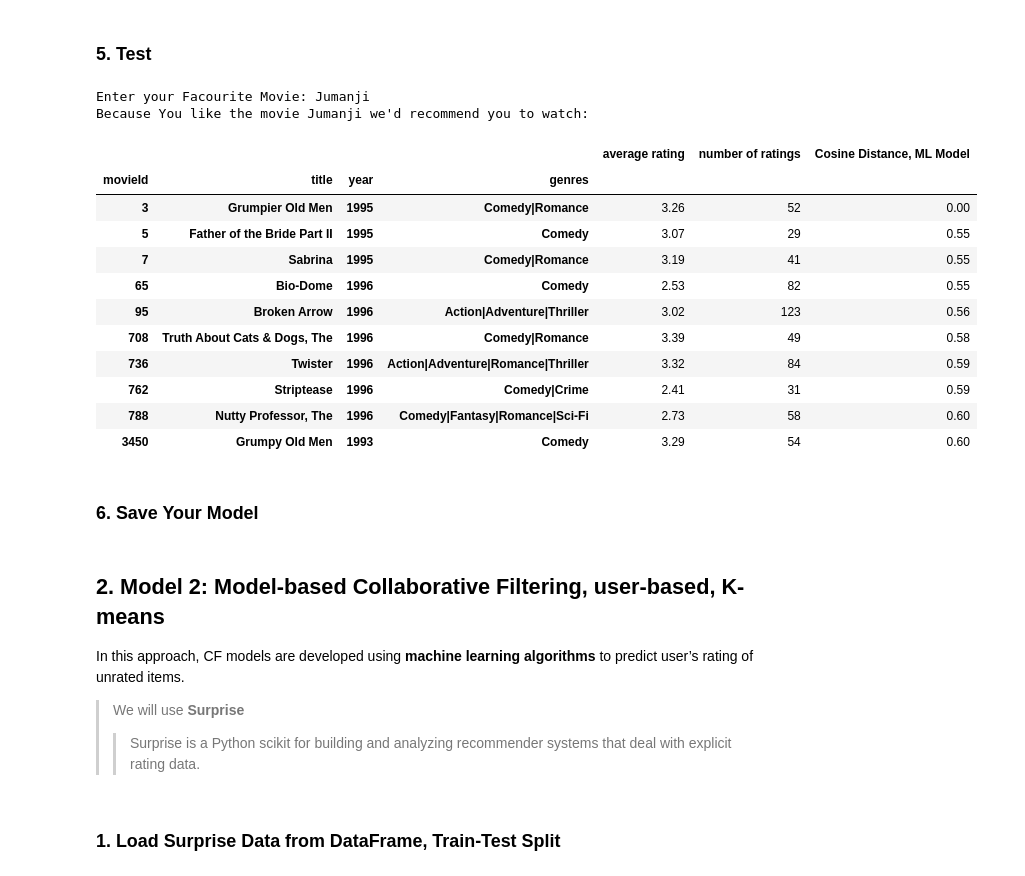
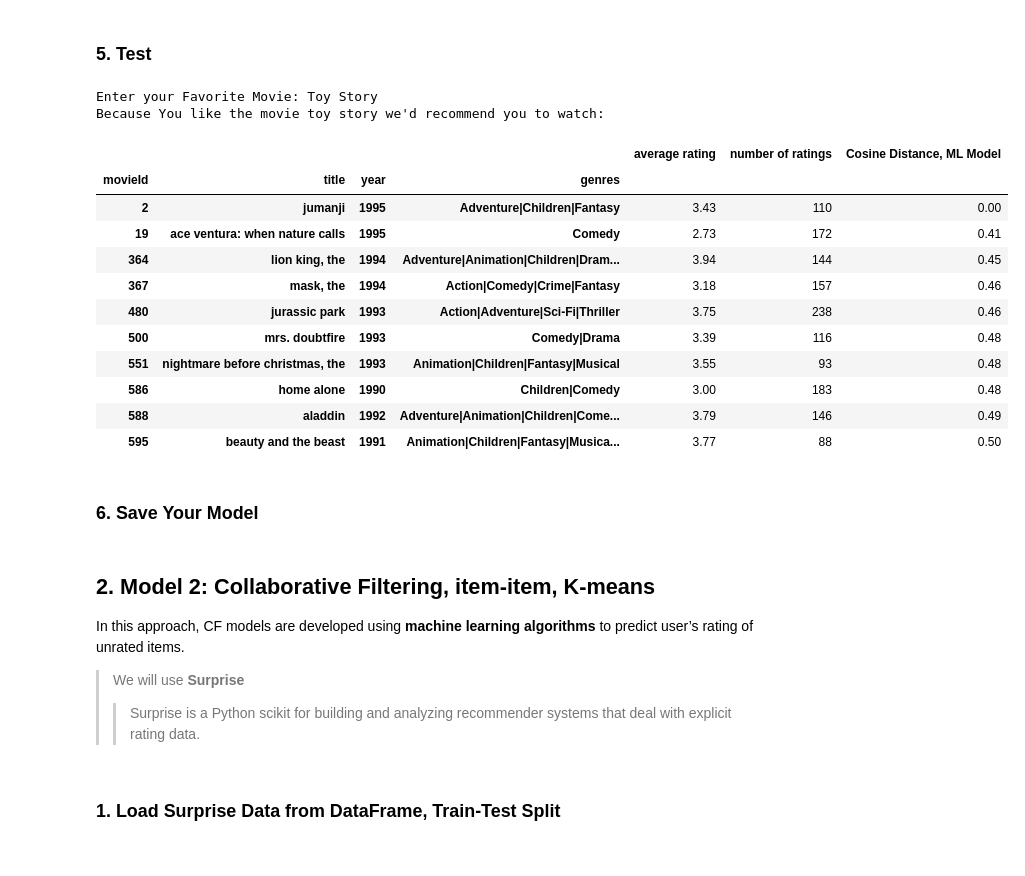
Before and after one commit to athoynilimanew/MovieRecommendation, a Jupyter notebook: Notebooks/SmallDataSet_Notebooks/Model_1_knn_Final.ipynb, the cells around one changed output. Cells and saved outputs as stored; diff of their text form; code cells hidden in the pictures.

```diff
--- a/Notebooks/SmallDataSet_Notebooks/Model_1_knn_Final.ipynb
+++ b/Notebooks/SmallDataSet_Notebooks/Model_1_knn_Final.ipynb
@@ -34,7 +34,7 @@ The Collaborative Filtering Recommender is entirely based on the past behavior a
 # %% [markdown]
 ## 0. User Input
 # %%
-def AskForUserInput():
+def AskForUserInput_0():
     fav_movie=input("Enter your Favorite Movie: ").lower()
     n=0
     movies=df["title"].unique()
@@ -148,23 +148,23 @@ def recommend_movie_by_rating(query_title):
 # %% [markdown]
 ### 5. Test
 # %%
-input_movie=AskForUserInput()
+input_movie=AskForUserInput_0()
 recommend_movie_by_rating(input_movie)
 # %% [output]
-Enter your Facourite Movie: Jumanji
-Because You like the movie Jumanji we'd recommend you to watch:
+Enter your Favorite Movie: Toy Story
+Because You like the movie toy story we'd recommend you to watch:
 |  |  |  |  | average rating | number of ratings | Cosine Distance, ML Model |
 | movieId | title | year | genres |  |  |  |
-| 3 | Grumpier Old Men | 1995 | Comedy|Romance | 3.26 | 52 | 0.00 |
-| 5 | Father of the Bride Part II | 1995 | Comedy | 3.07 | 29 | 0.55 |
-| 7 | Sabrina | 1995 | Comedy|Romance | 3.19 | 41 | 0.55 |
-| 65 | Bio-Dome | 1996 | Comedy | 2.53 | 82 | 0.55 |
-| 95 | Broken Arrow | 1996 | Action|Adventure|Thriller | 3.02 | 123 | 0.56 |
-| 708 | Truth About Cats & Dogs, The | 1996 | Comedy|Romance | 3.39 | 49 | 0.58 |
-| 736 | Twister | 1996 | Action|Adventure|Romance|Thriller | 3.32 | 84 | 0.59 |
-| 762 | Striptease | 1996 | Comedy|Crime | 2.41 | 31 | 0.59 |
-| 788 | Nutty Professor, The | 1996 | Comedy|Fantasy|Romance|Sci-Fi | 2.73 | 58 | 0.60 |
-| 3450 | Grumpy Old Men | 1993 | Comedy | 3.29 | 54 | 0.60 |
+| 2 | jumanji | 1995 | Adventure|Children|Fantasy | 3.43 | 110 | 0.00 |
+| 19 | ace ventura: when nature calls | 1995 | Comedy | 2.73 | 172 | 0.41 |
+| 364 | lion king, the | 1994 | Adventure|Animation|Children|Dram... | 3.94 | 144 | 0.45 |
+| 367 | mask, the | 1994 | Action|Comedy|Crime|Fantasy | 3.18 | 157 | 0.46 |
+| 480 | jurassic park | 1993 | Action|Adventure|Sci-Fi|Thriller | 3.75 | 238 | 0.46 |
+| 500 | mrs. doubtfire | 1993 | Comedy|Drama | 3.39 | 116 | 0.48 |
+| 551 | nightmare before christmas, the | 1993 | Animation|Children|Fantasy|Musical | 3.55 | 93 | 0.48 |
+| 586 | home alone | 1990 | Children|Comedy | 3.00 | 183 | 0.48 |
+| 588 | aladdin | 1992 | Adventure|Animation|Children|Come... | 3.79 | 146 | 0.49 |
+| 595 | beauty and the beast | 1991 | Animation|Children|Fantasy|Musica... | 3.77 | 88 | 0.50 |
 # %% [markdown]
 ### 6. Save Your Model
 # %%
@@ -172,7 +172,7 @@ import pickle
 filename = 'Model_1_NearestNeighbours_ratingbased.sav'
 pickle.dump(model_knn_rating, open(filename, 'wb'))
 # %% [markdown]
-## 2. Model 2: Model-based Collaborative Filtering, user-based, K-means
+## 2. Model 2: Collaborative Filtering, item-item, K-means
 
 In this approach, CF models are developed using **machine learning algorithms** to predict user’s rating of unrated items.
 
```
Also changed, not shown: parts of 14 cells of this notebook, 1 other file.
